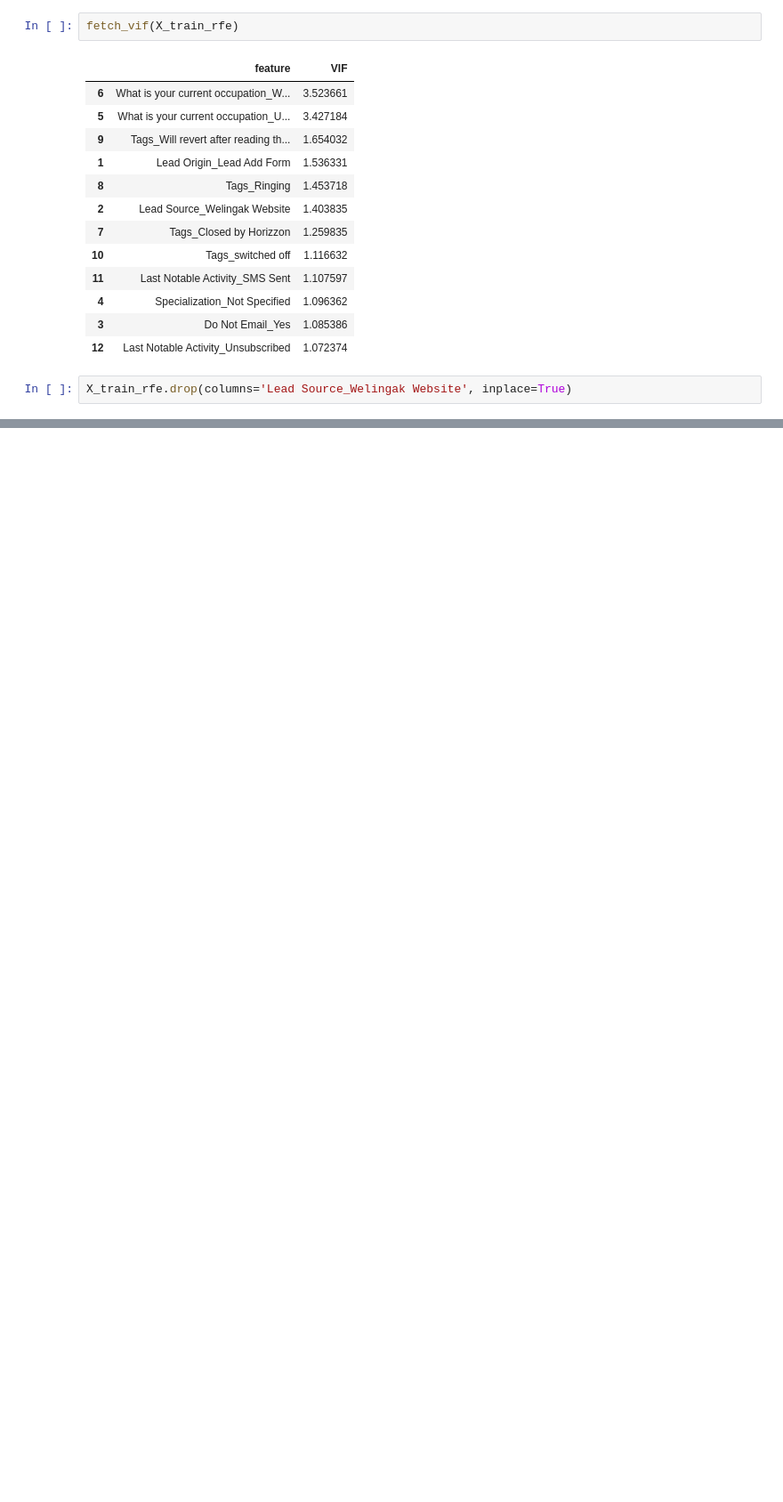
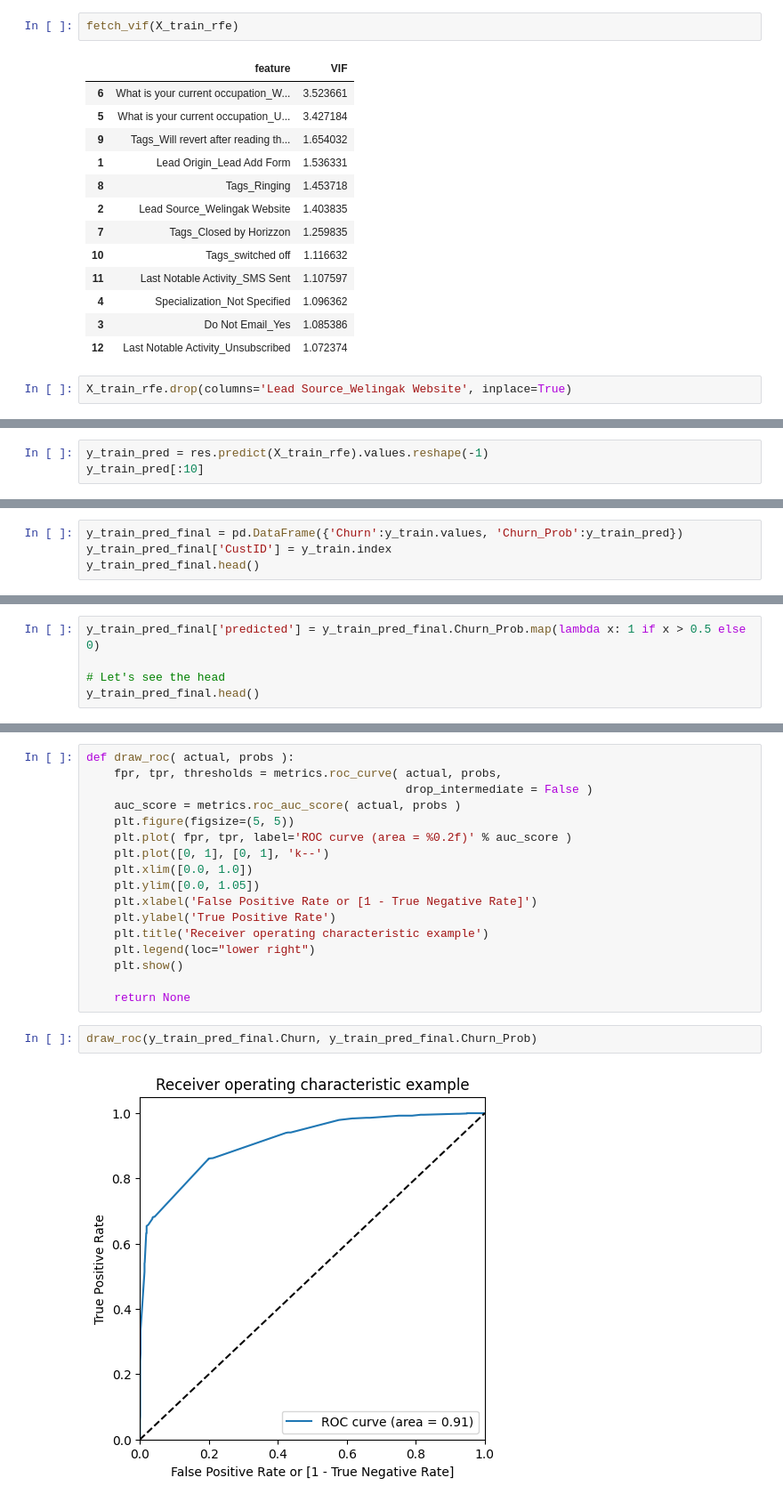
Before and after one commit to pratiksinha35/lead_score, a Jupyter notebook: Model.ipynb, the cells around one changed output, grey strips where cells are left out. Shown: that part at 89% size. Drawn from its saved outputs; the diff is of its cells as text; blank space fills up the shorter version.

Commit message:
Checking for overfitting and prediction

```diff
--- a/Model.ipynb
+++ b/Model.ipynb
@@ -834,0 +866,3 @@ Generalized Linear Model Regression Results
+# %%
+y_train_pred = res.predict(X_train_rfe).values.reshape(-1)
+y_train_pred[:10]
@@ -834,0 +872,4 @@ Generalized Linear Model Regression Results
+# %%
+y_train_pred_final = pd.DataFrame({'Churn':y_train.values, 'Churn_Prob':y_train_pred})
+y_train_pred_final['CustID'] = y_train.index
+y_train_pred_final.head()
@@ -834,0 +883,5 @@ Generalized Linear Model Regression Results
+# %%
+y_train_pred_final['predicted'] = y_train_pred_final.Churn_Prob.map(lambda x: 1 if x > 0.5 else 0)
+
+# Let's see the head
+y_train_pred_final.head()
@@ -834,0 +932,21 @@ Generalized Linear Model Regression Results
+# %%
+def draw_roc( actual, probs ):
+    fpr, tpr, thresholds = metrics.roc_curve( actual, probs,
+                                              drop_intermediate = False )
+    auc_score = metrics.roc_auc_score( actual, probs )
+    plt.figure(figsize=(5, 5))
+    plt.plot( fpr, tpr, label='ROC curve (area = %0.2f)' % auc_score )
+    plt.plot([0, 1], [0, 1], 'k--')
+    plt.xlim([0.0, 1.0])
+    plt.ylim([0.0, 1.05])
+    plt.xlabel('False Positive Rate or [1 - True Negative Rate]')
+    plt.ylabel('True Positive Rate')
+    plt.title('Receiver operating characteristic example')
+    plt.legend(loc="lower right")
+    plt.show()
+
+    return None
+# %%
+draw_roc(y_train_pred_final.Churn, y_train_pred_final.Churn_Prob)
+# %% [output]
+[figure, added]
```
Also changed, not shown: parts of 34 cells of this notebook.
